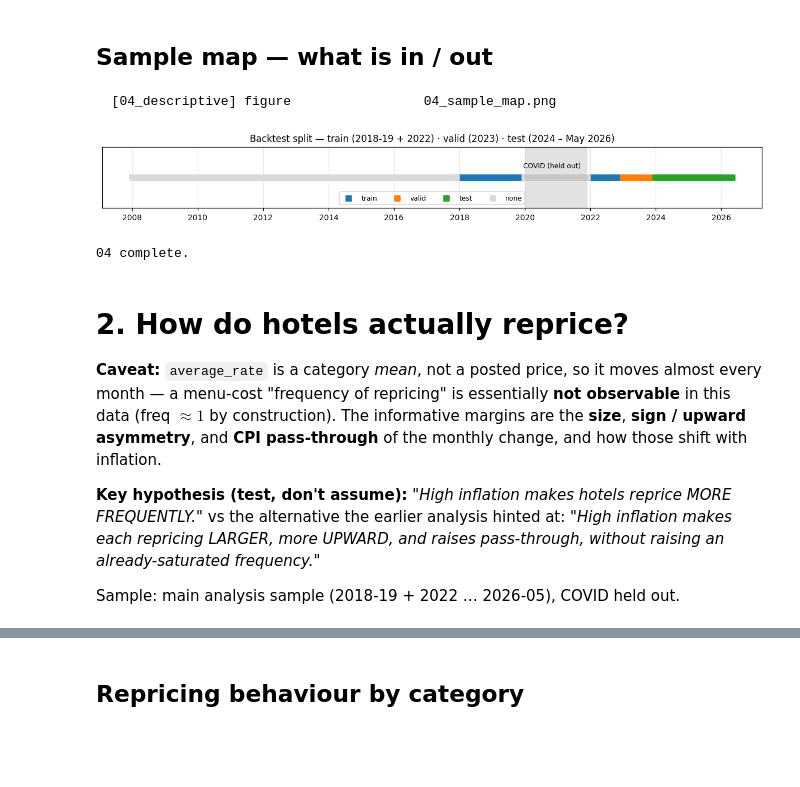
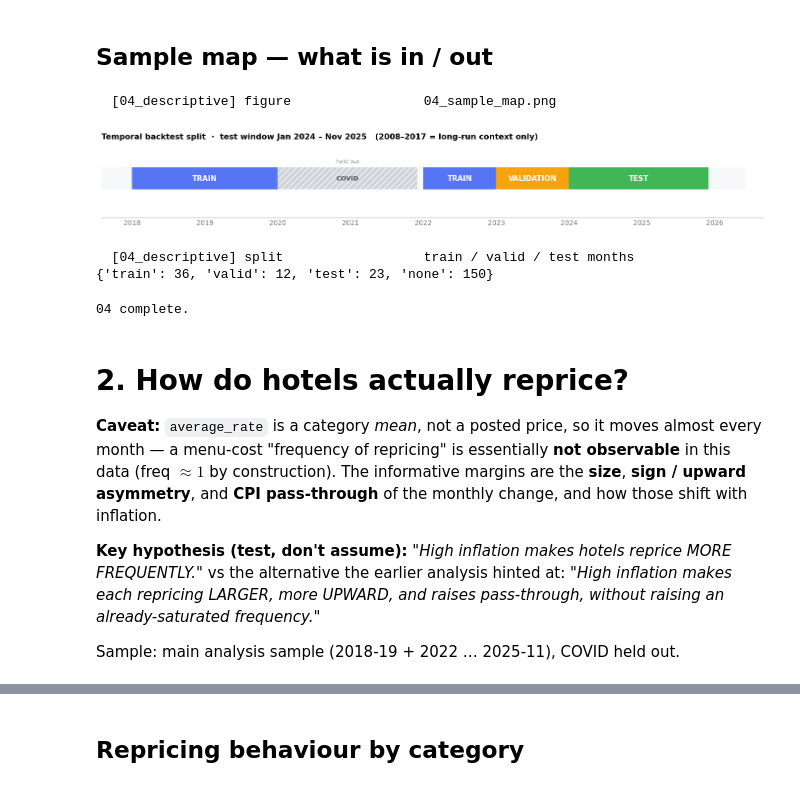
Before and after one commit to jagan010101/argentina-hotels, a Jupyter notebook: 03_inflation_and_repricing.ipynb, the cells around one changed output, grey strips where cells are left out. Drawn from its saved outputs; the diff is of its cells as text; code cells hidden in the pictures; blank space fills up the shorter version.

```diff
--- a/03_inflation_and_repricing.ipynb
+++ b/03_inflation_and_repricing.ipynb
@@ -174,21 +176,68 @@ tab1
 # %% [markdown]
 ## Sample map — what is in / out
 # %%
-fig, ax = plt.subplots(figsize=(11, 1.7))
-s4 = df[df.hotel_category == "stars_4"].sort_values("date")
-colors = {"train": "tab:blue", "valid": "tab:orange", "test": "tab:green", "none": "0.85"}
-for sp, c in colors.items():
-    m = s4["split"] == sp
-    ax.scatter(s4.loc[m, "date"], np.zeros(m.sum()), c=c, s=40, marker="s", label=sp)
-ax.axvspan(*COV, color="0.6", alpha=.28, lw=0)
-ax.annotate("COVID (held out)", (pd.Timestamp("2020-11-01"), .015), ha="center", fontsize=8)
-ax.set_yticks([]); ax.set_ylim(-.05, .05)
-ax.set_title("Backtest split — train (2018-19 + 2022) · valid (2023) · test (2024 – May 2026)")
-ax.legend(ncol=4, fontsize=8, loc="lower center")
+# ---- backtest sample map (aesthetic timeline) --------------------------------
+s = (df[df.hotel_category == "stars_4"][["date", "split"]]
+     .dropna().sort_values("date").reset_index(drop=True))
+
+runs, cur = [], None
+for _, r in s.iterrows():
+    if cur and r.split == cur["split"]:
+        cur["end"] = r.date
+    else:
+        if cur:
+            runs.append(cur)
+        cur = {"split": r.split, "start": r.date, "end": r.date}
+runs.append(cur)
+
+COL = {"train": "#4c6ef5", "valid": "#f59f00", "test": "#37b24d", "none": "#e9ecef"}
+NAME = {"train": "TRAIN", "valid": "VALIDATION", "test": "TEST"}
+PAD = pd.Timedelta(days=30)
+LO, HI = 0.40, 0.72                      # band edges, axes fraction
+
+fig, ax = plt.subplots(figsize=(12.5, 2.0))
+fig.patch.set_facecolor("white"); ax.set_facecolor("white")
+tr = ax.get_xaxis_transform()           # x in data, y in axes fraction
+
+for run in runs:
+    sp = run["split"]
+    x0, x1 = run["start"], run["end"] + PAD
+    ax.axvspan(x0, x1, LO, HI, color=COL[sp], alpha=0.35 if sp == "none" else 0.95, lw=0)
+    if sp != "none":
+        ax.text(x0 + (x1 - x0) / 2, (LO + HI) / 2, NAME[sp], transform=tr,
+                ha="center", va="center", fontsize=9.5, fontweight="bold", color="white")
+
+# COVID
+ax.axvspan(*COV, LO, HI, facecolor="#ced4da", lw=0)
+ax.axvspan(*COV, LO, HI, facecolor="none", edgecolor="white", hatch="///", lw=0)
+cm = COV[0] + (COV[1] - COV[0]) / 2
+ax.text(cm, (LO + HI) / 2, "COVID", transform=tr, ha="center", va="center",
+        fontsize=8.5, fontweight="bold", color="#495057")
+ax.text(cm, HI + 0.05, "held out", transform=tr, ha="center", va="bottom",
+        fontsize=7.5, color="#868e96", style="italic")
+
+ax.set_ylim(0, 1); ax.set_yticks([])
+ax.set_xlim(pd.Timestamp("2017-08-01"), s.date.max() + pd.Timedelta(days=120))
+ax.xaxis.set_major_locator(mdates.YearLocator())
+ax.xaxis.set_major_formatter(mdates.DateFormatter("%Y"))
+ax.tick_params(colors="0.45", length=0)
+for sp_ in ("top", "right", "left"):
+    ax.spines[sp_].set_visible(False)
+ax.spines["bottom"].set_color("0.75")
+ax.grid(False)
+
+_t0 = min(r["start"] for r in runs if r["split"] == "test")
+_t1 = max(r["end"] for r in runs if r["split"] == "test")
+ax.set_title(f"Temporal backtest split  ·  test window {_t0:%b %Y} – {_t1:%b %Y}   "
+             f"(2008–2017 = long-run context only)",
+             fontsize=10.5, fontweight="bold", loc="left", pad=12)
 save(fig, "04_sample_map.png")
+LOG.log("split", "train / valid / test months",
+        detail={sp: int((s.split == sp).sum()) for sp in ("train", "valid", "test", "none")})
 # %% [output]
   [04_descriptive] figure                 04_sample_map.png
-[figure, old version]
+[figure, new version]
+  [04_descriptive] split                  train / valid / test months                {'train': 36, 'valid': 12, 'test': 23, 'none': 150}
 # %%
 LOG.flush()
 print("04 complete.")
@@ -209,7 +258,7 @@ vs the alternative the earlier analysis hinted at:
 *"High inflation makes each repricing LARGER, more UPWARD, and raises
 pass-through, without raising an already-saturated frequency."*
 
-Sample: main analysis sample (2018-19 + 2022 … 2026-05), COVID held out.
+Sample: main analysis sample (2018-19 + 2022 … 2025-11), COVID held out.
 # %%
 import sys
 from pathlib import Path
```
Also changed, not shown: parts of 12 cells of this notebook, 16 other files.
